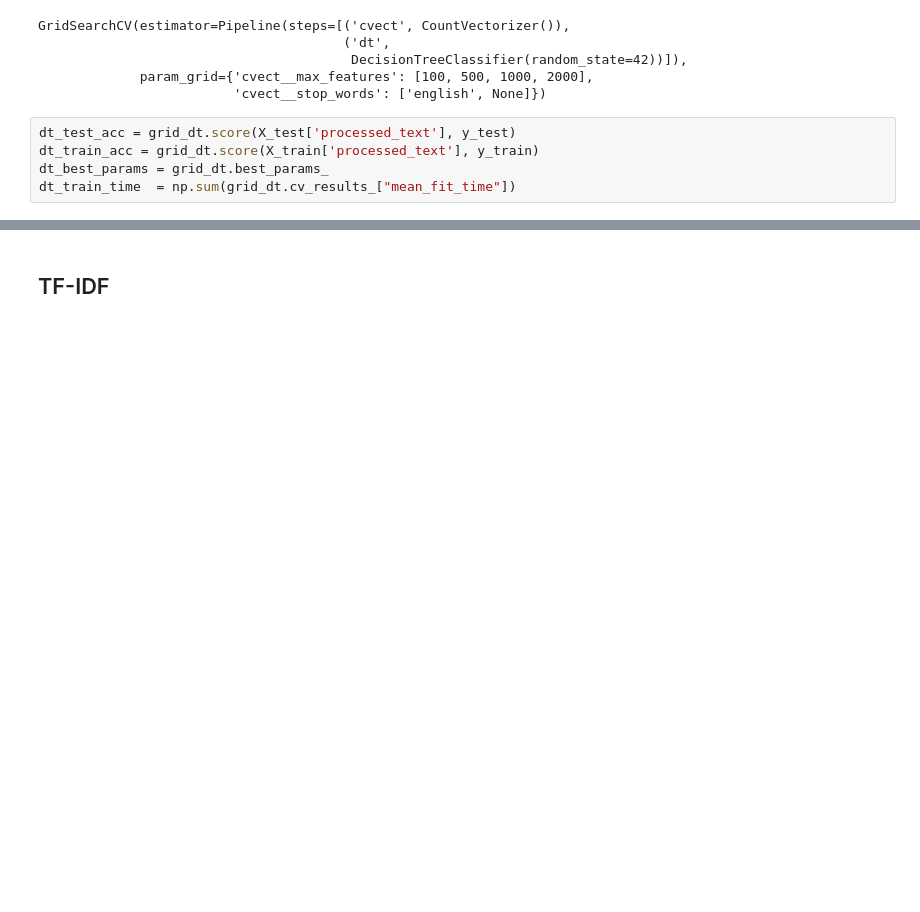
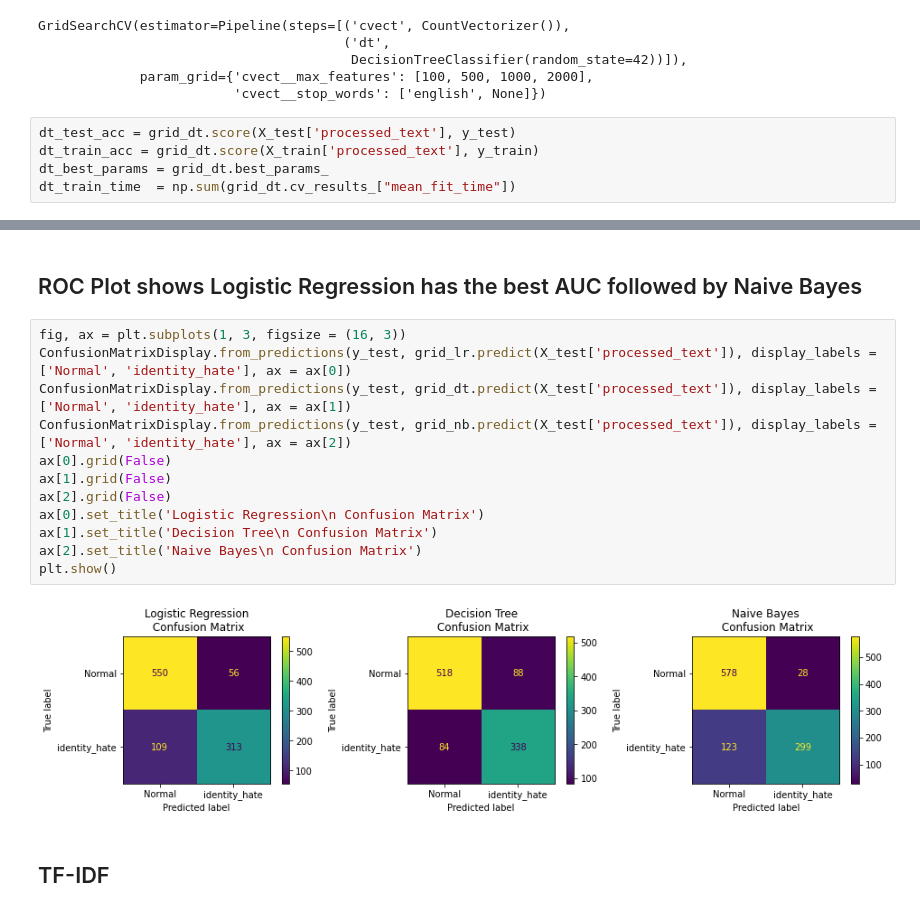
Before and after one commit to ajswal/aiml-exercises, a Jupyter notebook: capstone/capstone_content_moderation_LR_DT_NB.ipynb, the cells around one changed output, grey strips where cells are left out. Cells and saved outputs as stored; diff of their text form; blank space fills up the shorter version.

```diff
--- a/capstone/capstone_content_moderation_LR_DT_NB.ipynb
+++ b/capstone/capstone_content_moderation_LR_DT_NB.ipynb
@@ -357,3 +341,19 @@ plt.show()
+# %% [markdown]
+## ROC Plot shows Logistic Regression has the best AUC followed by  Naive Bayes
+# %%
+fig, ax = plt.subplots(1, 3, figsize = (16, 3))
+ConfusionMatrixDisplay.from_predictions(y_test, grid_lr.predict(X_test['processed_text']), display_labels = ['Normal', 'identity_hate'], ax = ax[0])
+ConfusionMatrixDisplay.from_predictions(y_test, grid_dt.predict(X_test['processed_text']), display_labels = ['Normal', 'identity_hate'], ax = ax[1])
+ConfusionMatrixDisplay.from_predictions(y_test, grid_nb.predict(X_test['processed_text']), display_labels = ['Normal', 'identity_hate'], ax = ax[2])
+ax[0].grid(False)
+ax[1].grid(False)
+ax[2].grid(False)
+ax[0].set_title('Logistic Regression\n Confusion Matrix')
+ax[1].set_title('Decision Tree\n Confusion Matrix')
+ax[2].set_title('Naive Bayes\n Confusion Matrix')
+plt.show()
+# %% [output]
+[figure, added]
 # %% [markdown]
 ## TF-IDF
 # %%
```
Also changed, not shown: parts of 70 cells of this notebook.
